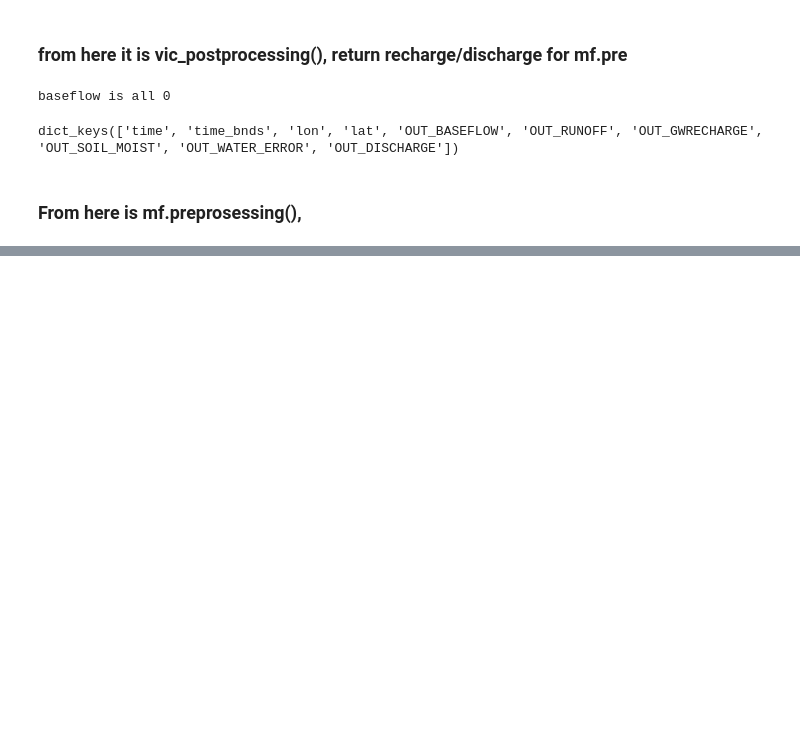
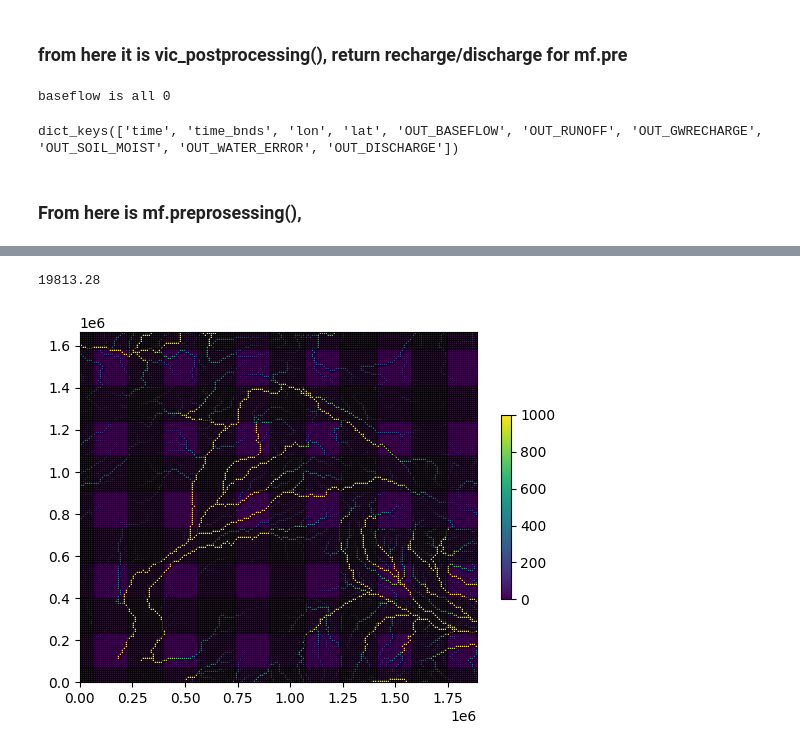
Before and after one commit to StellaLiu-gogogo/VIC-WUR-GWM, a Jupyter notebook: vic_online/python/online_coupling_test.ipynb, the cells around one changed output, grey strips where cells are left out. Drawn from its saved outputs; the diff is of its cells as text; code cells hidden in the pictures; blank space fills up the shorter version.

```diff
--- a/vic_online/python/online_coupling_test.ipynb
+++ b/vic_online/python/online_coupling_test.ipynb
@@ -250,9 +251,9 @@ def dis_ic_parameter():
 # %%
-def initial_head():
-    startingheadl2 = gwll2[0].copy()  #top layer #indus case: run steady-state model first, then use the computed head as the starting head for stress period 0
-    startingheadl1 = gwll2[0].copy()  #bot layer
-    initial_head = [startingheadl2,startingheadl1]
-    return initial_head
+#def initial_head():
+startingheadl2 = gwll2[0].copy()  #top layer #indus case: run steady-state model first, then use the computed head as the starting head for stress period 0
+startingheadl1 = gwll2[0].copy()  #bot layer
+initial_head = [startingheadl2,startingheadl1]
+#    return initial_head
 
-Nlay,Nrow,Ncol,delrow,delcol,topl2,botm = dis_ic_parameter()
+#lay,Nrow,Ncol,delrow,delcol,topl2,botm = dis_ic_parameter()
 # %%
@@ -519,0 +576,26 @@ Exception: MODFLOW 6 did not terminate normally for stressperiod: 0
+# %%
+hds = gwf.output.head()
+head = hds.get_data()[1]
+pmv = flopy.plot.PlotMapView(model=gwf, layer=0)
+
+print(qbank.max())
+
+#pmv.plot_bc('chd', color='red')
+quadmesh=pmv.plot_array(qbank,vmin = 0, vmax = 1000)
+
+#quadmesh = pmv.plot_array(riv_head_comb)
+
+#pmv.plot_inactive(color_noflow='gray')
+#pmv.plot_ibound(color_noflow='gray', color_ch='blue',color_vpt='red')
+#quadmesh = pmv.plot_bc('RIV', color='blue')
+pmv.plot_grid(lw=0.5, color='black')
+
+
+plt.colorbar(quadmesh, shrink=0.5)
+# set  min amd max of colorbar
+
+
+plt.show()
+# %% [output]
+19813.28
+[figure, added]
```
Also changed, not shown: parts of 18 cells of this notebook, 4 other files.
